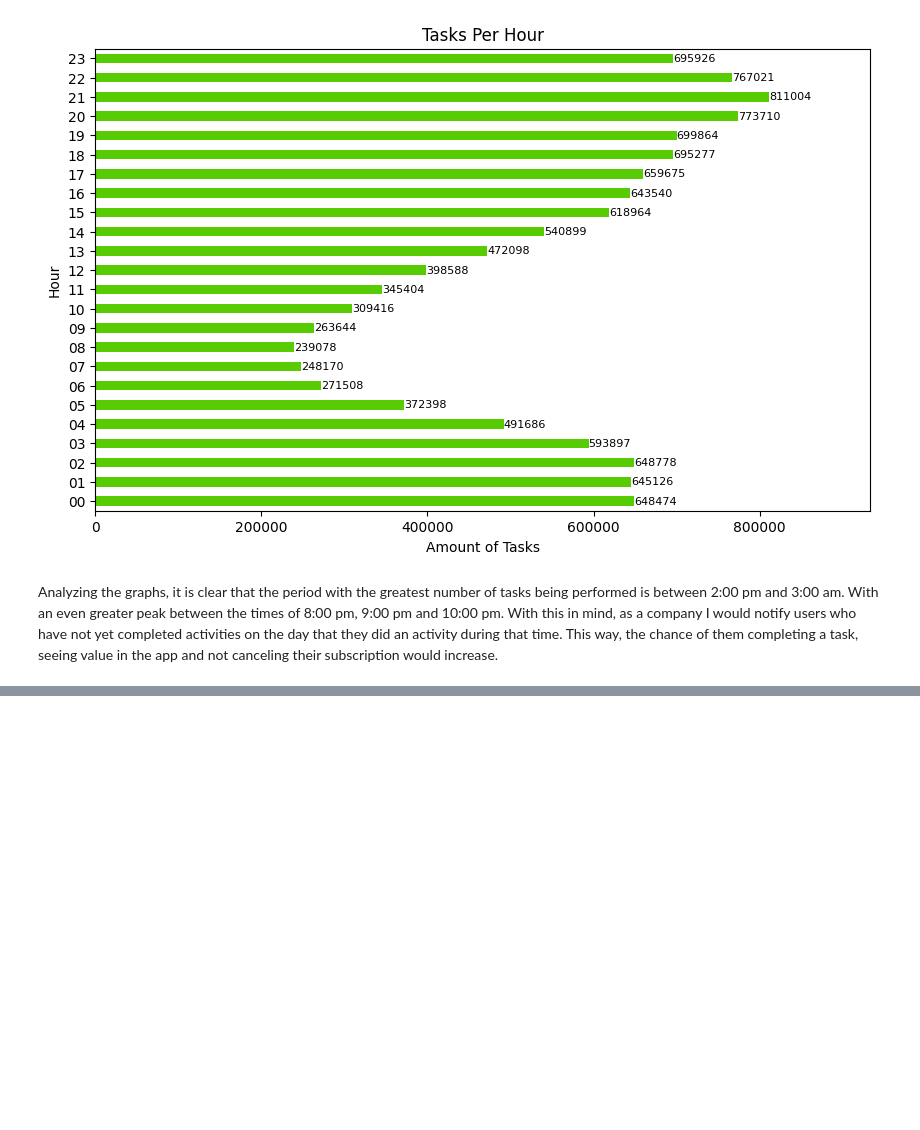
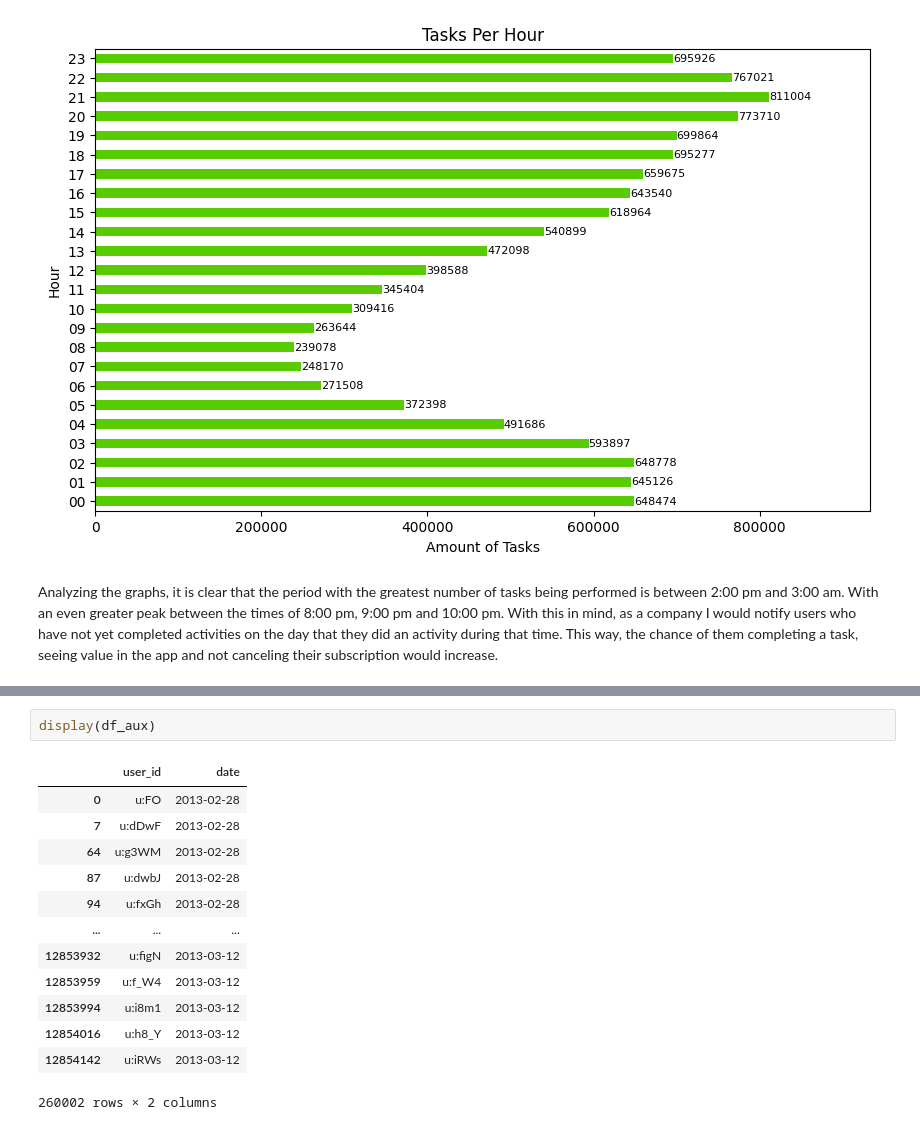
Before and after one commit to lucassigoli/Data-Analysis-Duolingo-Project, a Jupyter notebook: duolingo_analysis_jupyter.v2.ipynb, the cells around one changed output, grey strips where cells are left out. Cells and saved outputs as stored; diff of their text form; blank space fills up the shorter version.

```diff
--- a/duolingo_analysis_jupyter.v2.ipynb
+++ b/duolingo_analysis_jupyter.v2.ipynb
@@ -349,0 +427,16 @@ Analyzing the graphs, it is clear that the period with the greatest number of ta
+# %%
+display(df_aux)
+# %% [output]
+|  | user_id | date |
+| 0 | u:FO | 2013-02-28 |
+| 7 | u:dDwF | 2013-02-28 |
+| 64 | u:g3WM | 2013-02-28 |
+| 87 | u:dwbJ | 2013-02-28 |
+| 94 | u:fxGh | 2013-02-28 |
+| ... | ... | ... |
+| 12853932 | u:figN | 2013-03-12 |
+| 12853959 | u:f_W4 | 2013-03-12 |
+| 12853994 | u:i8m1 | 2013-03-12 |
+| 12854016 | u:h8_Y | 2013-03-12 |
+| 12854142 | u:iRWs | 2013-03-12 |
+260002 rows × 2 columns
```
Also changed, not shown: parts of 21 cells of this notebook.
